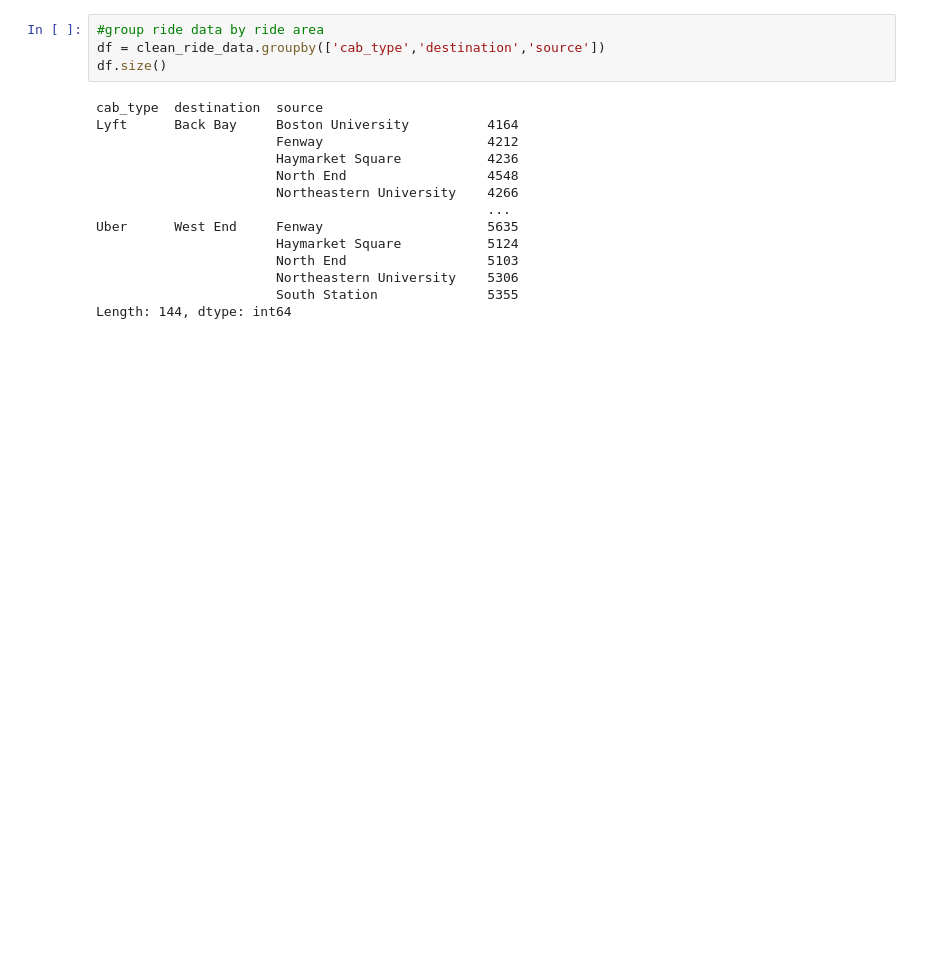
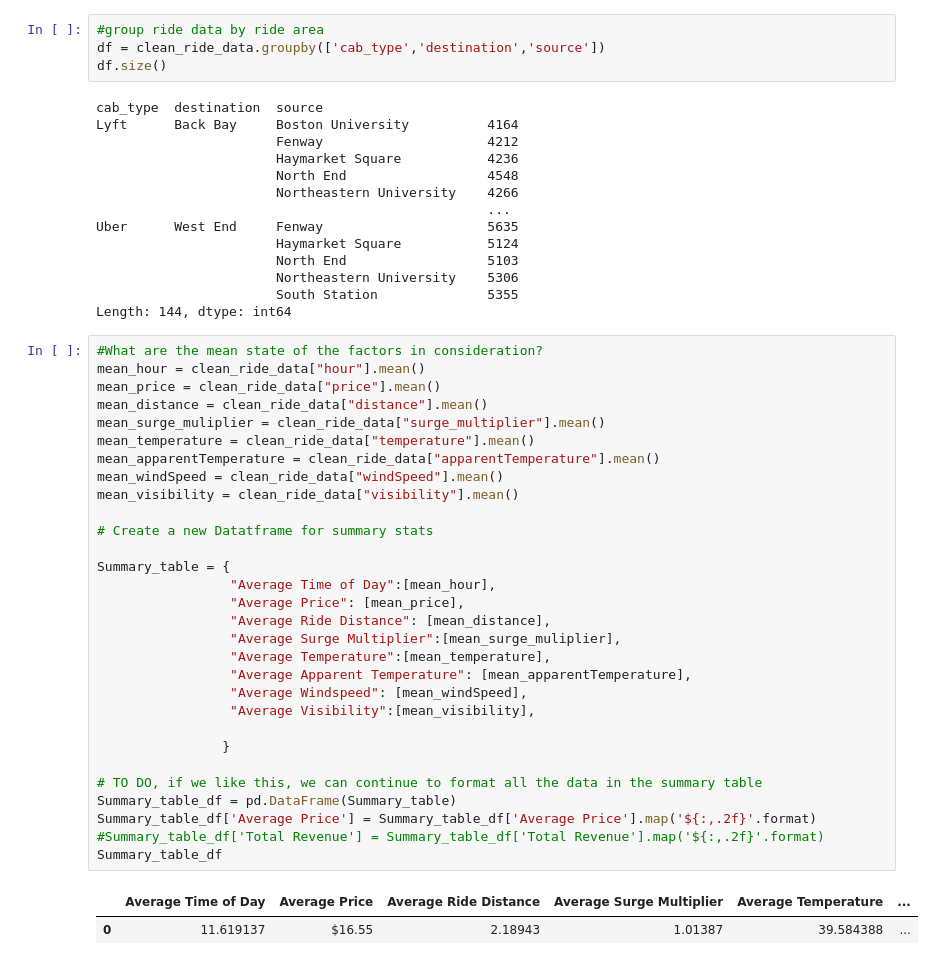
Before and after one commit to jillpeloquin13/UberProject, a Jupyter notebook: uber_data.ipynb, the cells around one changed output. Saved outputs shown, nothing was run; the diff lists cells and outputs as text; blank space fills up the shorter version.

```diff
--- a/uber_data.ipynb
+++ b/uber_data.ipynb
@@ -108,3 +109,36 @@ Uber      West End     Fenway                     5635
                        Northeastern University    5306
                        South Station              5355
 Length: 144, dtype: int64
+# %%
+#What are the mean state of the factors in consideration?
+mean_hour = clean_ride_data["hour"].mean()
+mean_price = clean_ride_data["price"].mean()
+mean_distance = clean_ride_data["distance"].mean()
+mean_surge_muliplier = clean_ride_data["surge_multiplier"].mean()
+mean_temperature = clean_ride_data["temperature"].mean()
+mean_apparentTemperature = clean_ride_data["apparentTemperature"].mean()
+mean_windSpeed = clean_ride_data["windSpeed"].mean()
+mean_visibility = clean_ride_data["visibility"].mean()
+
+# Create a new Datatframe for summary stats
+
+Summary_table = {
+                 "Average Time of Day":[mean_hour],
+                 "Average Price": [mean_price],
+                 "Average Ride Distance": [mean_distance],
+                 "Average Surge Multiplier":[mean_surge_muliplier],
+                 "Average Temperature":[mean_temperature],
+                 "Average Apparent Temperature": [mean_apparentTemperature],
+                 "Average Windspeed": [mean_windSpeed],
+                 "Average Visibility":[mean_visibility],
+
+                }
+
+# TO DO, if we like this, we can continue to format all the data in the summary table
+Summary_table_df = pd.DataFrame(Summary_table)
+Summary_table_df['Average Price'] = Summary_table_df['Average Price'].map('${:,.2f}'.format)
+#Summary_table_df['Total Revenue'] = Summary_table_df['Total Revenue'].map('${:,.2f}'.format)
+Summary_table_df
+# %% [output]
+|  | Average Time of Day | Average Price | Average Ride Distance | Average Surge Multiplier | Average Temperature | ... |
+| 0 | 11.619137 | $16.55 | 2.18943 | 1.01387 | 39.584388 | ... |
```
Also changed, not shown: parts of 3 cells of this notebook, 1 other file.
